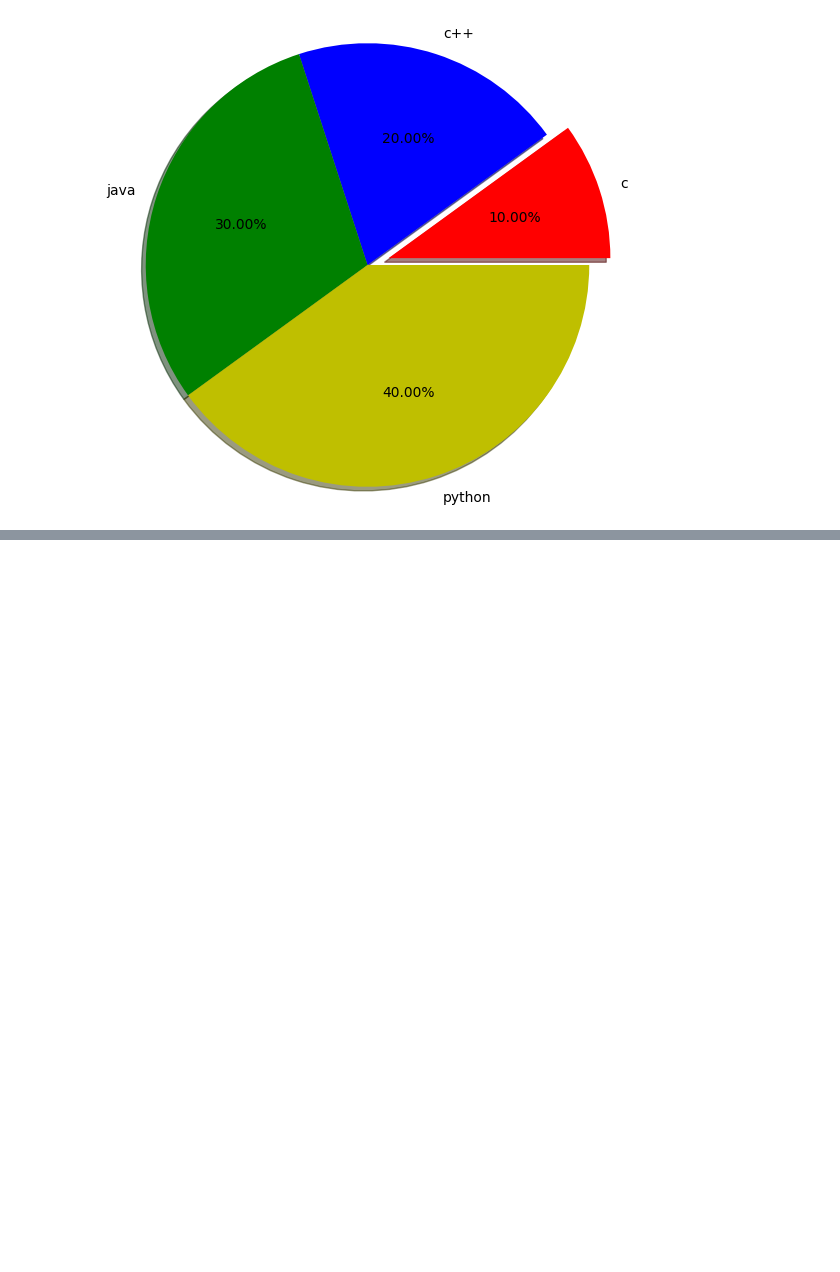
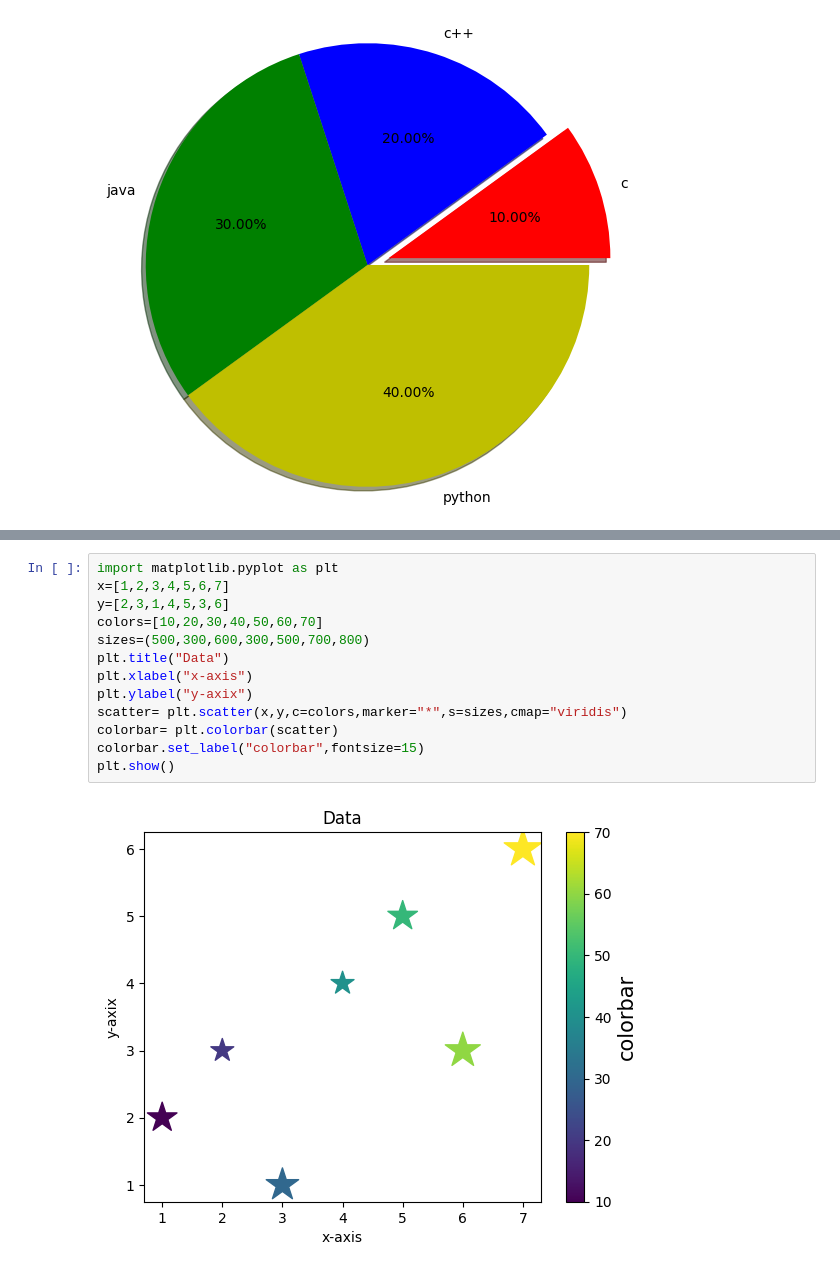
Before and after one commit to amanchandra100/ML_Basics, a Jupyter notebook: Matplotlib.ipynb, the cells around one changed output, grey strips where cells are left out. Drawn from its saved outputs; the diff is of its cells as text; blank space fills up the shorter version.

```diff
--- a/Matplotlib.ipynb
+++ b/Matplotlib.ipynb
@@ -35,0 +64,15 @@ plt.show()
+# %%
+import matplotlib.pyplot as plt
+x=[1,2,3,4,5,6,7]
+y=[2,3,1,4,5,3,6]
+colors=[10,20,30,40,50,60,70]
+sizes=(500,300,600,300,500,700,800)
+plt.title("Data")
+plt.xlabel("x-axis")
+plt.ylabel("y-axix")
+scatter= plt.scatter(x,y,c=colors,marker="*",s=sizes,cmap="viridis")
+colorbar= plt.colorbar(scatter)
+colorbar.set_label("colorbar",fontsize=15)
+plt.show()
+# %% [output]
+[figure, added]
```
Also changed, not shown: parts of 2 cells of this notebook.
